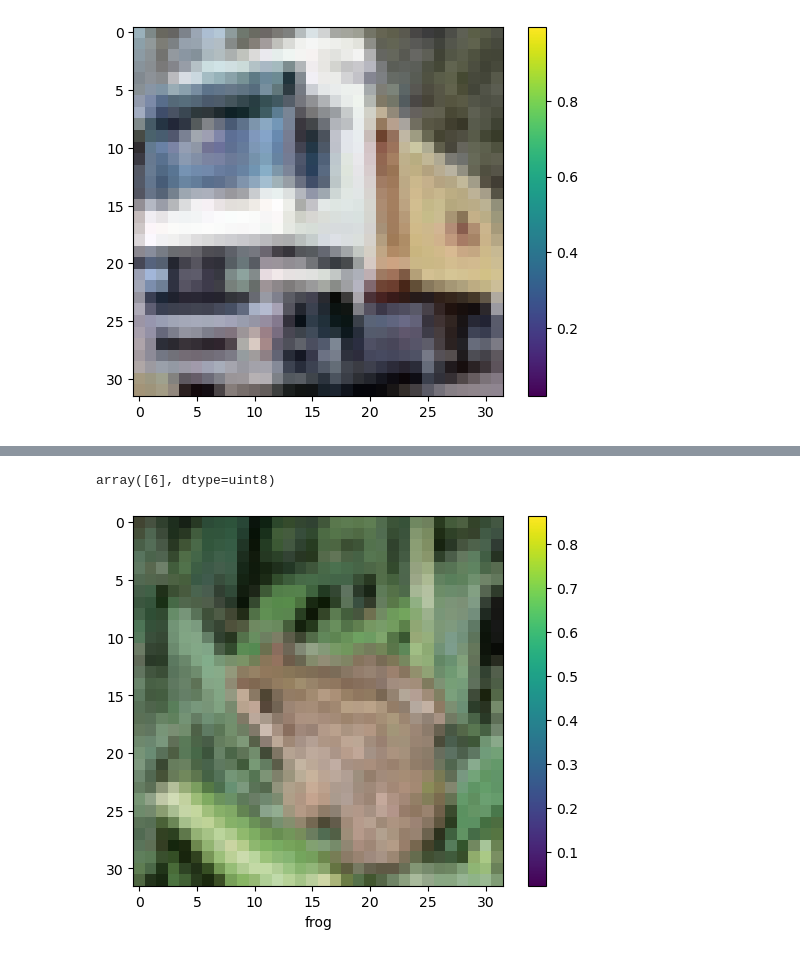
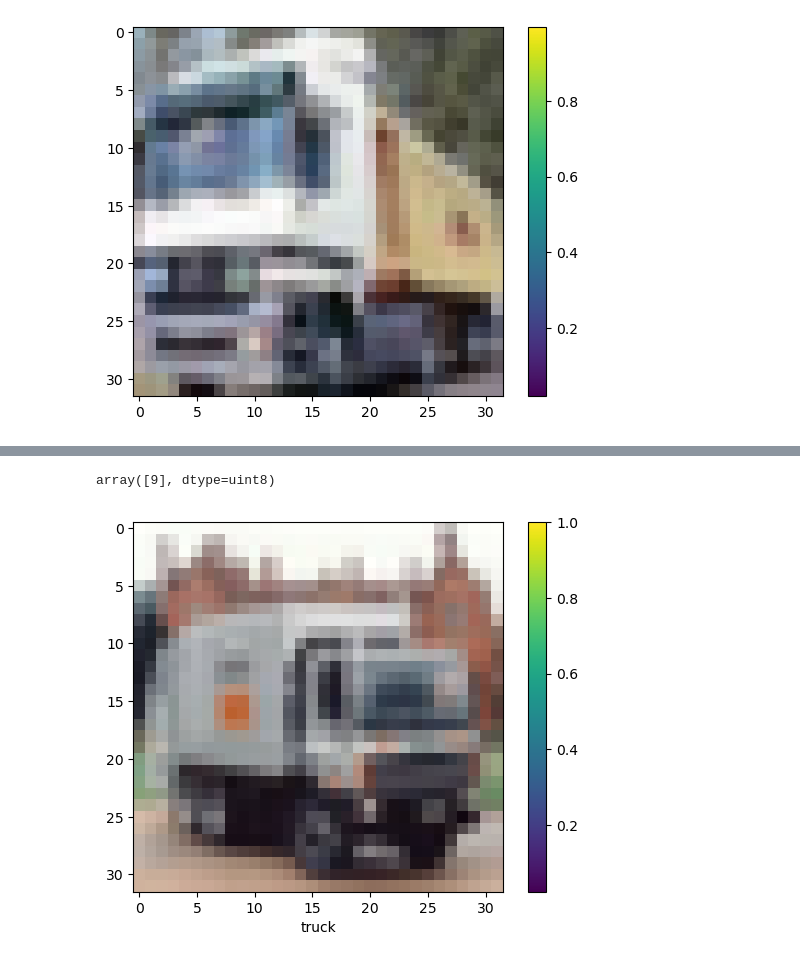
Before and after one commit to DarkVrat/CV_2_Lab, a Jupyter notebook: nn_mnist.ipynb, the cells around one changed output, grey strips where cells are left out. Cells and saved outputs as stored; diff of their text form; code cells hidden in the pictures.

```diff
--- a/nn_mnist.ipynb
+++ b/nn_mnist.ipynb
@@ -69,5 +69,5 @@ Trainable params: 358,100
 Non-trainable params: 0
 _________________________________________________________________
 # %%
-model.fit(x_train, y_train, epochs =25)
+model.fit(x_train, y_train, epochs =30)
 # %% [output]
@@ -104,18 +104,18 @@ predictions = model.predict(x_test)
 # %%
-im = 4
+im = 11
 
 predictions[im]
 
 np.argmax(predictions[im])
 y_test[im]
 
 plt.figure()
 plt.imshow(x_test[im])
 plt.colorbar()
 plt.grid(False)
 plt.xlabel(class_names[y_test[im][0]])
 
 y_test[im]
 # %% [output]
-array([6], dtype=uint8)
+array([9], dtype=uint8)
-[figure, old version]
+[figure, new version]
```
Also changed, not shown: parts of 4 cells of this notebook.
